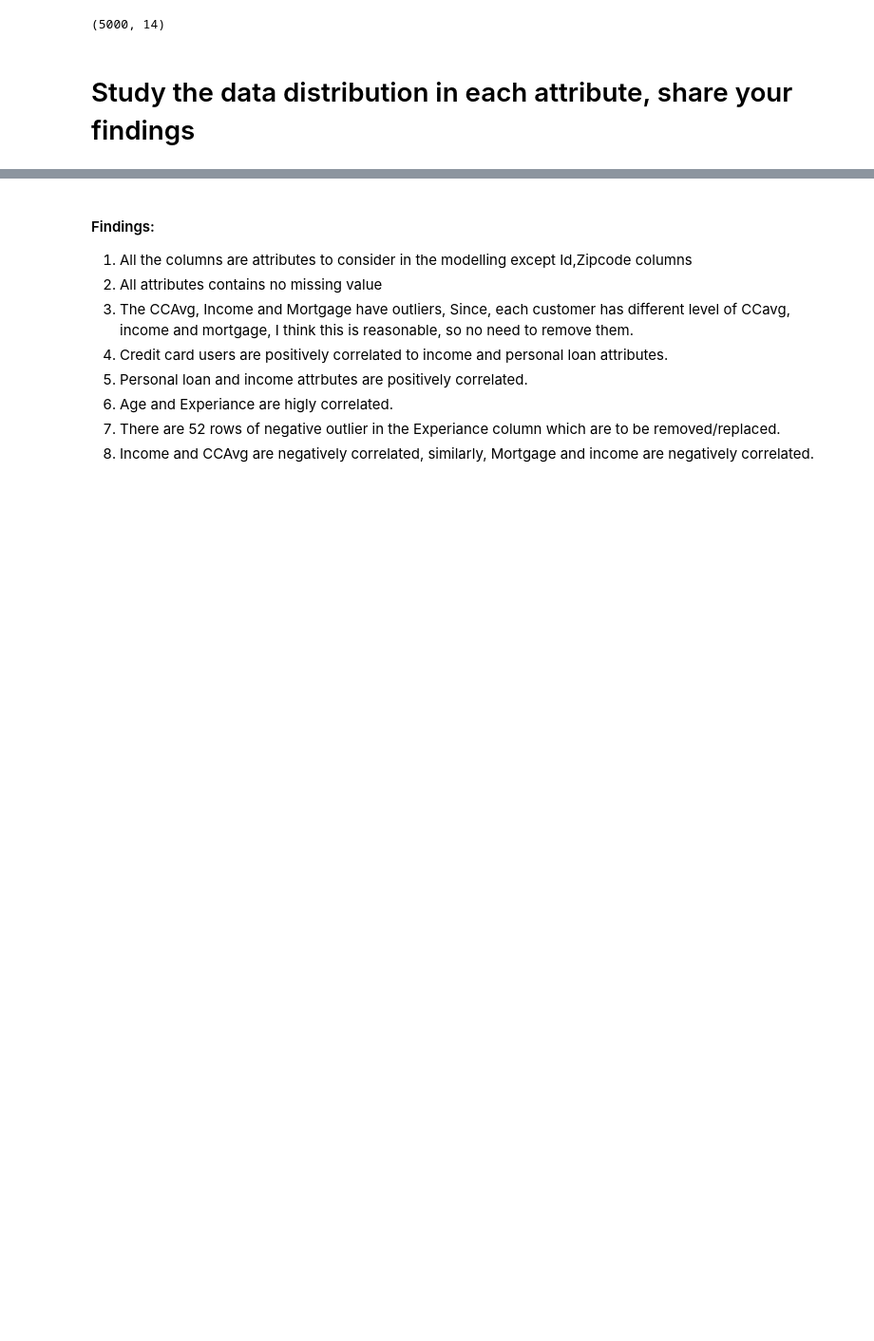
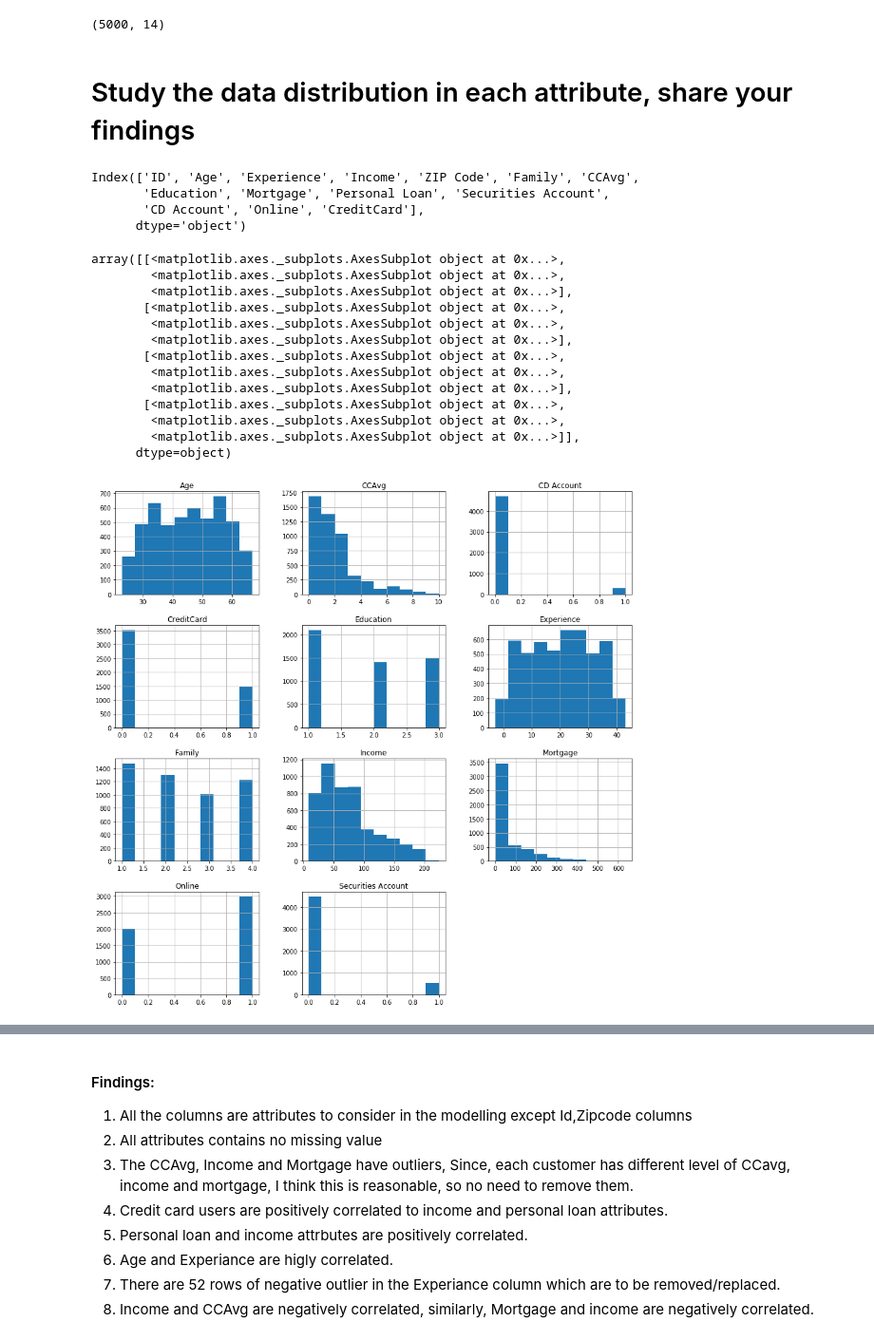
Before and after one commit to Malaratgithub/Machine-Learning-Python, a Jupyter notebook: R3/Project/Supervised Learning_R3_Project2_Thera Bank.ipynb, the cells around one changed output, grey strips where cells are left out. Shown at 95% size. Cells and saved outputs as stored; diff of their text form; code cells hidden in the pictures; blank space fills up the shorter version.

```diff
--- a/R3/Project/Supervised Learning_R3_Project2_Thera Bank.ipynb
+++ b/R3/Project/Supervised Learning_R3_Project2_Thera Bank.ipynb
@@ -7,3 +7,10 @@ thera_df.shape
 (5000, 14)
 # %% [markdown]
 # Study the data distribution in each attribute, share your findings
+# %%
+thera_df.columns
+# %% [output]
+Index(['ID', 'Age', 'Experience', 'Income', 'ZIP Code', 'Family', 'CCAvg',
+       'Education', 'Mortgage', 'Personal Loan', 'Securities Account',
+       'CD Account', 'Online', 'CreditCard'],
+      dtype='object')
@@ -10,3 +19,20 @@ thera_df.shape
+# %%
+thera_df.hist(figsize=(15,15),column=['Age','CCAvg','Experience','Income','Family','Education','Mortgage','Securities Account','CD Account','Online', 'CreditCard'])
+# %% [output]
+array([[<matplotlib.axes._subplots.AxesSubplot object at 0x...>,
+        <matplotlib.axes._subplots.AxesSubplot object at 0x...>,
+        <matplotlib.axes._subplots.AxesSubplot object at 0x...>],
+       [<matplotlib.axes._subplots.AxesSubplot object at 0x...>,
+        <matplotlib.axes._subplots.AxesSubplot object at 0x...>,
+        <matplotlib.axes._subplots.AxesSubplot object at 0x...>],
+       [<matplotlib.axes._subplots.AxesSubplot object at 0x...>,
+        <matplotlib.axes._subplots.AxesSubplot object at 0x...>,
+        <matplotlib.axes._subplots.AxesSubplot object at 0x...>],
+       [<matplotlib.axes._subplots.AxesSubplot object at 0x...>,
+        <matplotlib.axes._subplots.AxesSubplot object at 0x...>,
+        <matplotlib.axes._subplots.AxesSubplot object at 0x...>]],
+      dtype=object)
+[figure, added]
 # %%
 thera_df.describe().T
 # %% [output]
```
Also changed, not shown: parts of 16 cells of this notebook.
